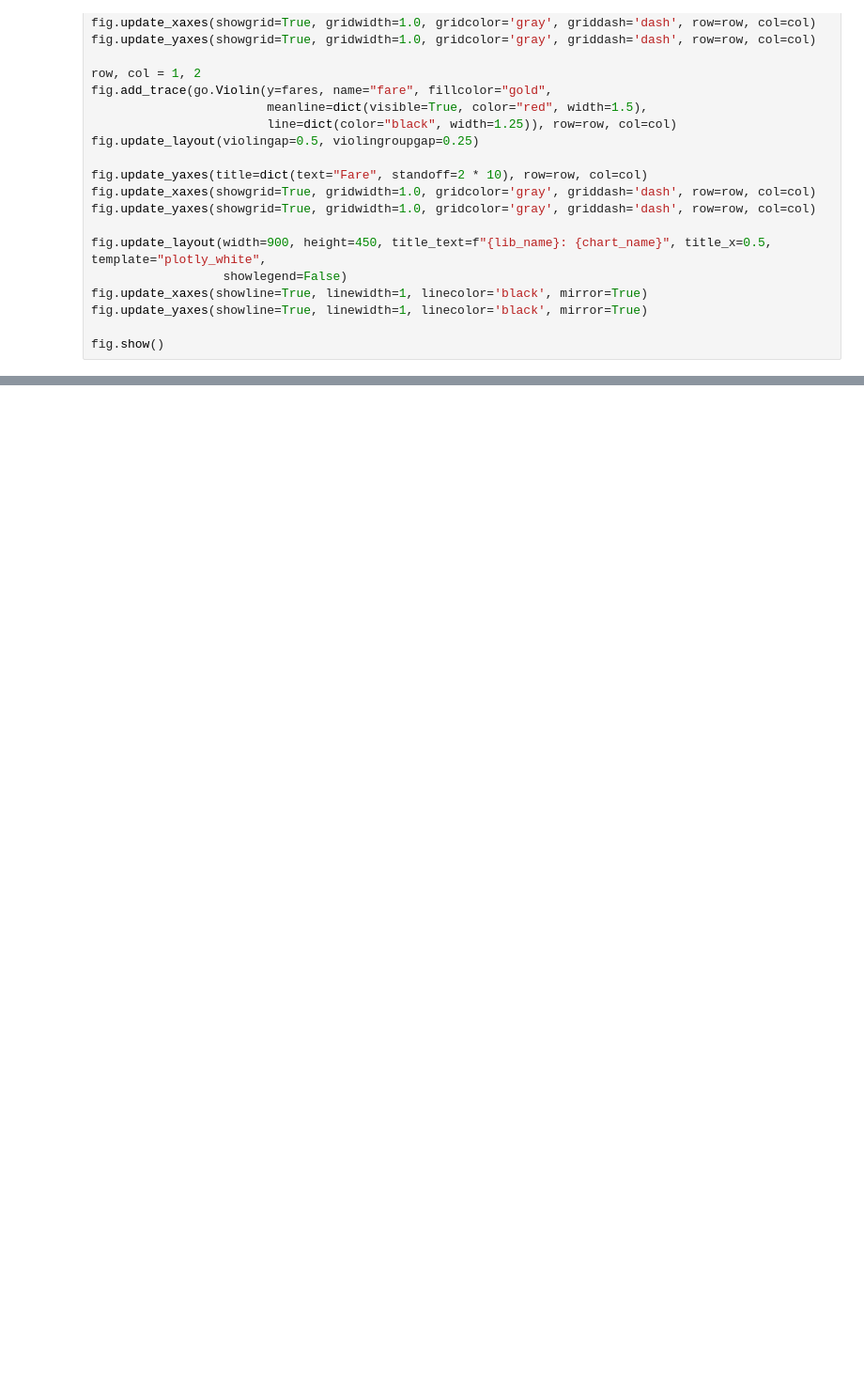
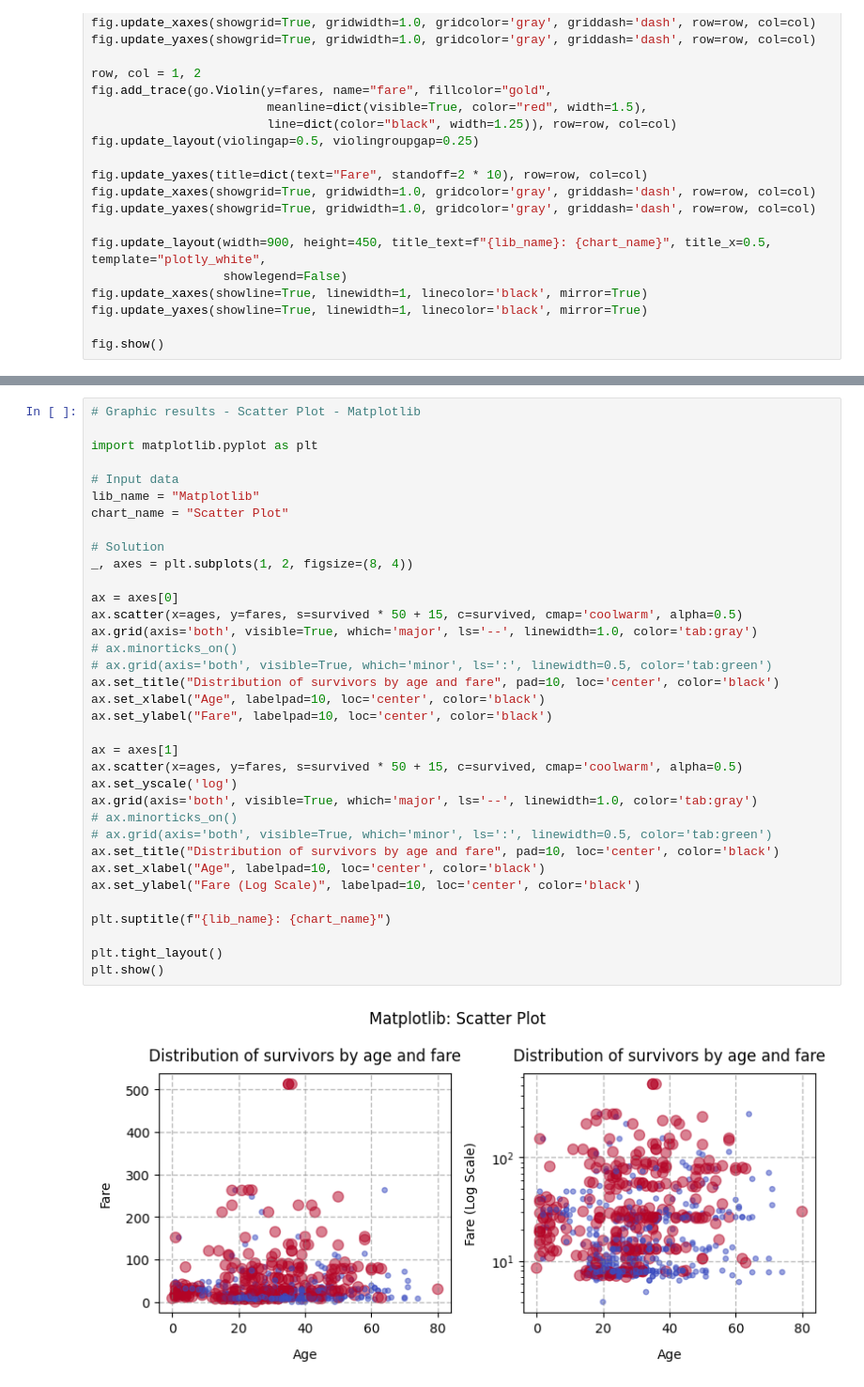
Before and after one commit to BogdanPinchuk/DataScience-PBY_HW8, a Jupyter notebook: Bohdan_Pinchuk_DS_HW8.ipynb, the cells around one changed output, grey strips where cells are left out. Shown at 94% size. Saved outputs shown, nothing was run; the diff lists cells and outputs as text; blank space fills up the shorter version.

Commit message:
[Homework8] - implemented scatter plot

```diff
--- a/Bohdan_Pinchuk_DS_HW8.ipynb
+++ b/Bohdan_Pinchuk_DS_HW8.ipynb
@@ -595,0 +608,37 @@ parch = data_afssp[parch_col_name].values
+# %%
+# Graphic results - Scatter Plot - Matplotlib
+
+import matplotlib.pyplot as plt
+
+# Input data
+lib_name = "Matplotlib"
+chart_name = "Scatter Plot"
+
+# Solution
+_, axes = plt.subplots(1, 2, figsize=(8, 4))
+
+ax = axes[0]
+ax.scatter(x=ages, y=fares, s=survived * 50 + 15, c=survived, cmap='coolwarm', alpha=0.5)
+ax.grid(axis='both', visible=True, which='major', ls='--', linewidth=1.0, color='tab:gray')
+# ax.minorticks_on()
+# ax.grid(axis='both', visible=True, which='minor', ls=':', linewidth=0.5, color='tab:green')
+ax.set_title("Distribution of survivors by age and fare", pad=10, loc='center', color='black')
+ax.set_xlabel("Age", labelpad=10, loc='center', color='black')
+ax.set_ylabel("Fare", labelpad=10, loc='center', color='black')
+
+ax = axes[1]
+ax.scatter(x=ages, y=fares, s=survived * 50 + 15, c=survived, cmap='coolwarm', alpha=0.5)
+ax.set_yscale('log')
+ax.grid(axis='both', visible=True, which='major', ls='--', linewidth=1.0, color='tab:gray')
+# ax.minorticks_on()
+# ax.grid(axis='both', visible=True, which='minor', ls=':', linewidth=0.5, color='tab:green')
+ax.set_title("Distribution of survivors by age and fare", pad=10, loc='center', color='black')
+ax.set_xlabel("Age", labelpad=10, loc='center', color='black')
+ax.set_ylabel("Fare (Log Scale)", labelpad=10, loc='center', color='black')
+
+plt.suptitle(f"{lib_name}: {chart_name}")
+
+plt.tight_layout()
+plt.show()
+# %% [output]
+[figure, added]
```
Also changed, not shown: parts of 6 cells of this notebook.
